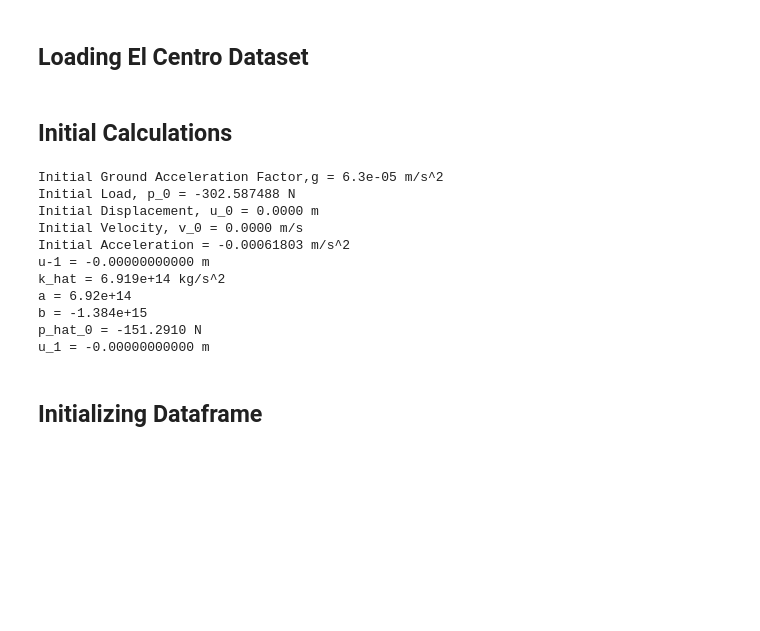
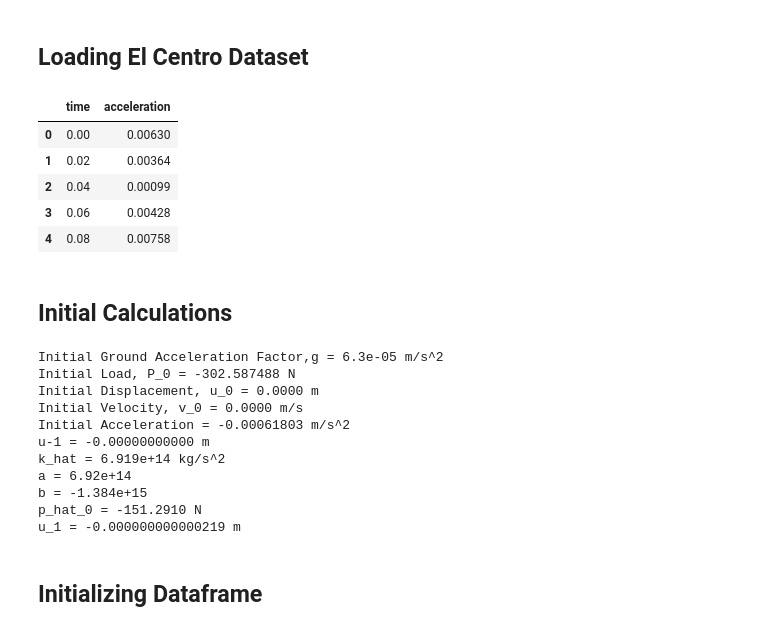
Before and after one commit to kkkissiedu/Earthquake-Response-Spectrum, a Jupyter notebook: Central Difference Method.ipynb, the cells around one changed output. Saved outputs shown, nothing was run; the diff lists cells and outputs as text; code cells hidden in the pictures; blank space fills up the shorter version.

```diff
--- a/Central Difference Method.ipynb
+++ b/Central Difference Method.ipynb
@@ -30,10 +38,18 @@ Damping Coefficient, c = 663807.20 N.s/m
 ## Loading El Centro Dataset
 # %%
 elcentro_df = pd.read_csv('Data_Elcentro.csv')       #Replace with your file path
+elcentro_df.head()
+# %% [output]
+|  | time | acceleration |
+| 0 | 0.00 | 0.00630 |
+| 1 | 0.02 | 0.00364 |
+| 2 | 0.04 | 0.00099 |
+| 3 | 0.06 | 0.00428 |
+| 4 | 0.08 | 0.00758 |
 # %% [markdown]
 ## Initial Calculations
 # %%
-#At i = 0
+#At i = 0,
 g = 9.81                                   #m/s^2
 
 #Extracting Ground Acceleration Factor
@@ -44,12 +60,12 @@ u_0 = 0           #Initial Displacement, m
 v_0 = 0           #Initial Velocity, m/s
 
 #Calculating Initial Force
-p_values = -ground_acc_factors_g * m * g
-p_0 = p_values[0]                               #N
-print(f'Initial Load, p_0 = {p_0} N')
+P_values = -ground_acc_factors_g * m * g
+P_0 = P_values[0]                               #N
+print(f'Initial Load, P_0 = {P_0} N')
 
 #Calculating the Initial Acceleration
-a_0 = (p_0 - (c*v_0) - (k * u_0)) /m
+a_0 = (P_0 - (c*v_0) - (k * u_0)) /m
 print(f'Initial Displacement, u_0 = {u_0:.4f} m\n'
       f'Initial Velocity, v_0 = {v_0:.4f} m/s\n'
       f'Initial Acceleration = {a_0} m/s^2')
@@ -71,15 +87,15 @@ print(f'a = {a:.4g}')
 b = k - (2 * m / delta_t**2)
 print(f'b = {b:.4g}')
 
-p_hat_0 = p_0 - (a * u_minus_1) - (b * u_0)
+p_hat_0 = P_0 - (a * u_minus_1) - (b * u_0)
 print(f'p_hat_0 = {p_hat_0:.4f} N')
 
 #Calculating u_1
 u_1 = p_hat_0 / k_hat
-print(f'u_1 = {u_1:.11f} m')
+print(f'u_1 = {u_1:.15f} m')
 # %% [output]
 Initial Ground Acceleration Factor,g = 6.3e-05 m/s^2
-Initial Load, p_0 = -302.587488 N
+Initial Load, P_0 = -302.587488 N
 Initial Displacement, u_0 = 0.0000 m
 Initial Velocity, v_0 = 0.0000 m/s
 Initial Acceleration = -0.00061803 m/s^2
@@ -88,7 +104,7 @@ k_hat = 6.919e+14 kg/s^2
 a = 6.92e+14
 b = -1.384e+15
 p_hat_0 = -151.2910 N
-u_1 = -0.00000000000 m
+u_1 = -0.000000000000219 m
 # %% [markdown]
 ## Initializing Dataframe
 # %%
```
Also changed, not shown: parts of 9 cells of this notebook, 1 other file.
